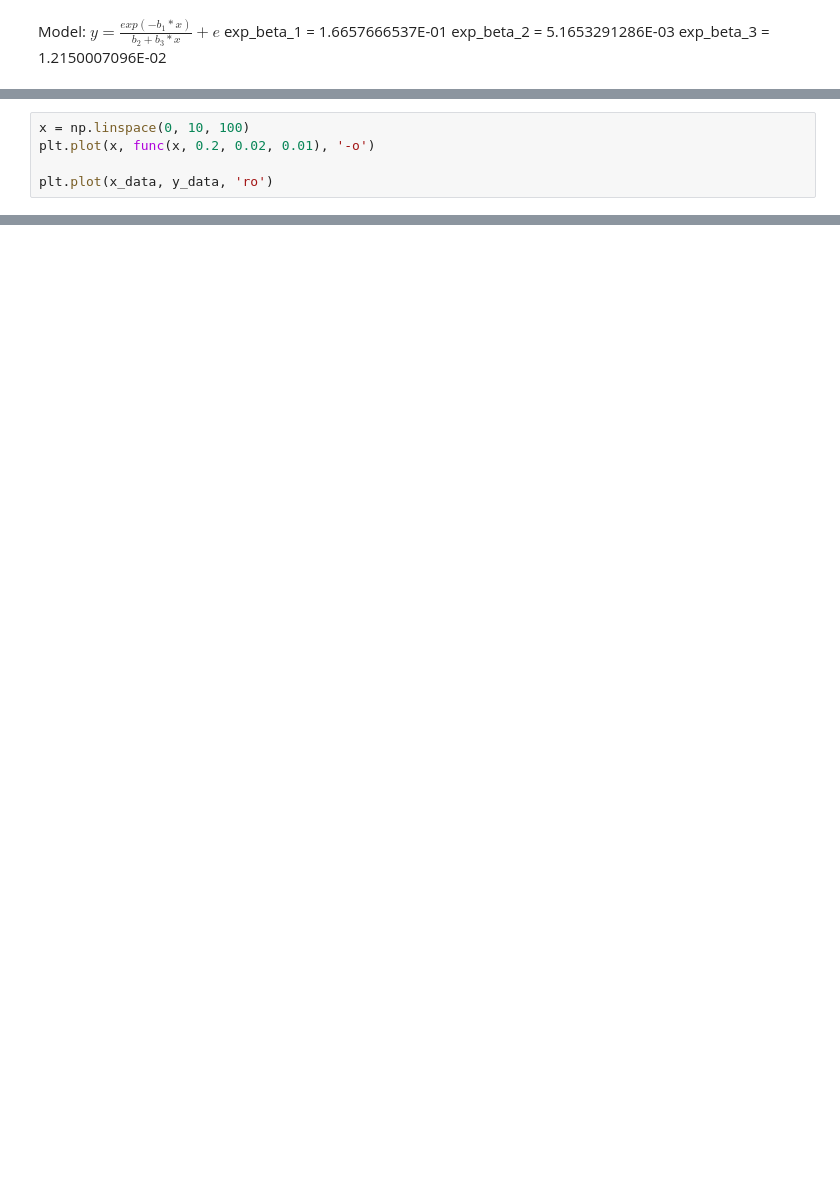
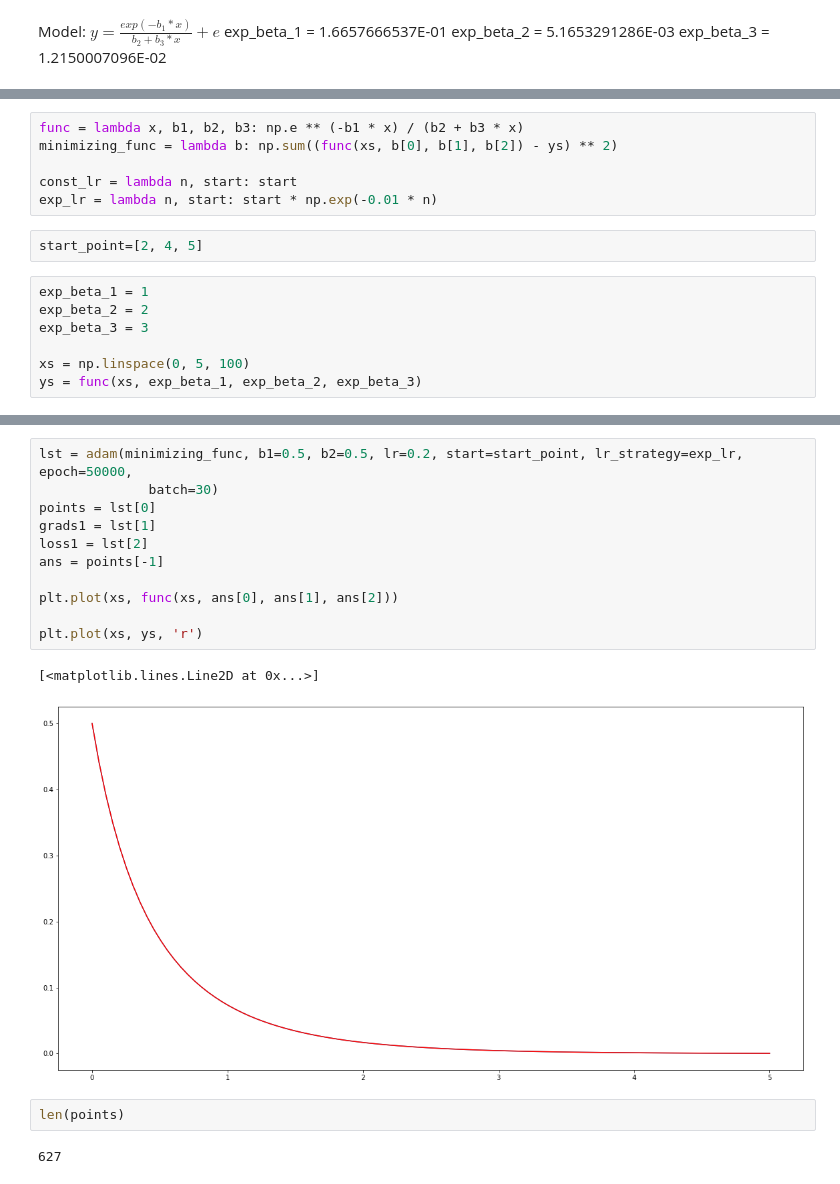
Before and after one commit to dzahbarov/opt-methods, a Jupyter notebook: lab3/lab3.ipynb, the cells around one changed output, grey strips where cells are left out. Drawn from its saved outputs; the diff is of its cells as text; blank space fills up the shorter version.

Commit message:
add plots for gauss-newton and adam

```diff
--- a/lab3/lab3.ipynb
+++ b/lab3/lab3.ipynb
@@ -28,5 +14,0 @@ def func(x, b1, b2, b3):
-# %%
-x = np.linspace(0, 10, 100)
-plt.plot(x, func(x, 0.2, 0.02, 0.01), '-o')
-
-plt.plot(x_data, y_data, 'ro')
@@ -35,0 +15,15 @@ plt.plot(x_data, y_data, 'ro')
+# %%
+func = lambda x, b1, b2, b3: np.e ** (-b1 * x) / (b2 + b3 * x)
+minimizing_func = lambda b: np.sum((func(xs, b[0], b[1], b[2]) - ys) ** 2)
+
+const_lr = lambda n, start: start
+exp_lr = lambda n, start: start * np.exp(-0.01 * n)
+# %%
+start_point=[2, 4, 5]
+# %%
+exp_beta_1 = 1
+exp_beta_2 = 2
+exp_beta_3 = 3
+
+xs = np.linspace(0, 5, 100)
+ys = func(xs, exp_beta_1, exp_beta_2, exp_beta_3)
@@ -35,0 +76,18 @@ plt.plot(x_data, y_data, 'ro')
+# %%
+lst = adam(minimizing_func, b1=0.5, b2=0.5, lr=0.2, start=start_point, lr_strategy=exp_lr, epoch=50000,
+              batch=30)
+points = lst[0]
+grads1 = lst[1]
+loss1 = lst[2]
+ans = points[-1]
+
+plt.plot(xs, func(xs, ans[0], ans[1], ans[2]))
+
+plt.plot(xs, ys, 'r')
+# %% [output]
+[<matplotlib.lines.Line2D at 0x...>]
+[figure, added]
+# %%
+len(points)
+# %% [output]
+627
```
Also changed, not shown: parts of 16 cells of this notebook.
